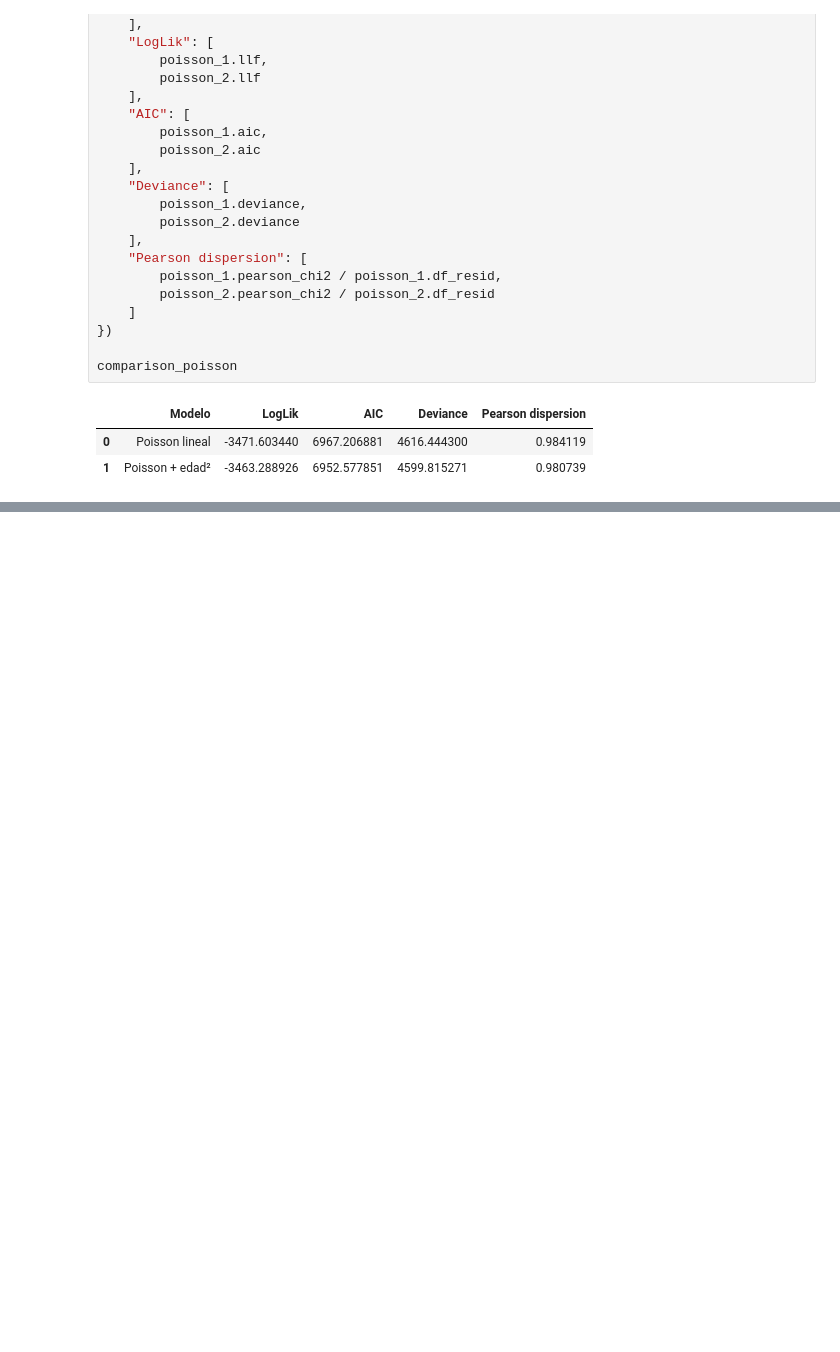
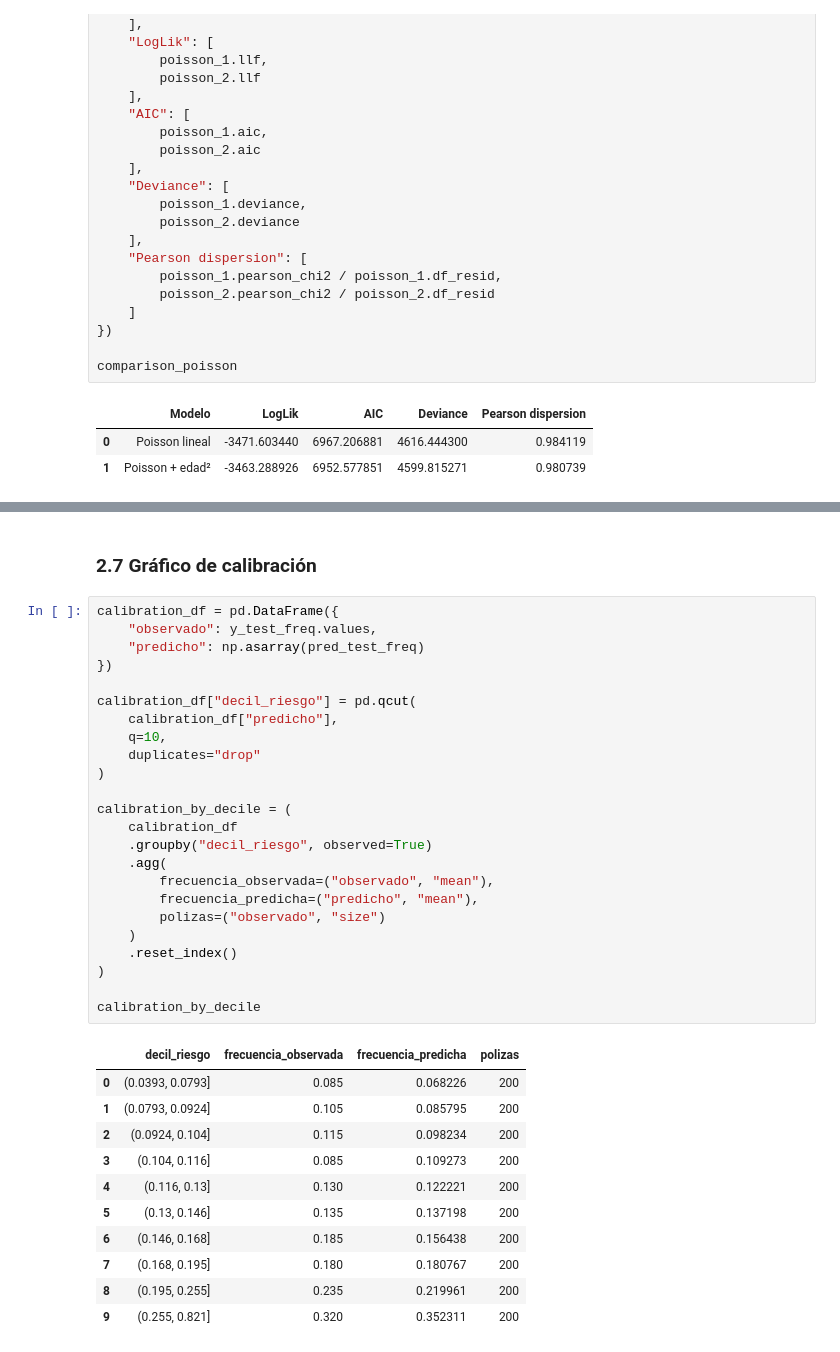
Before and after one commit to ActuarioDereckFuzz/Modelos_estadisticosvsMLvsDeep-Learning, a Jupyter notebook: notebooks/03_statistical_models.ipynb, the cells around one changed output, grey strips where cells are left out. Saved outputs shown, nothing was run; the diff lists cells and outputs as text; blank space fills up the shorter version.

```diff
--- a/notebooks/03_statistical_models.ipynb
+++ b/notebooks/03_statistical_models.ipynb
@@ -451,0 +586,38 @@ comparison_poisson
+# %% [markdown]
+### 2.7 Gráfico de calibración
+# %%
+calibration_df = pd.DataFrame({
+    "observado": y_test_freq.values,
+    "predicho": np.asarray(pred_test_freq)
+})
+
+calibration_df["decil_riesgo"] = pd.qcut(
+    calibration_df["predicho"],
+    q=10,
+    duplicates="drop"
+)
+
+calibration_by_decile = (
+    calibration_df
+    .groupby("decil_riesgo", observed=True)
+    .agg(
+        frecuencia_observada=("observado", "mean"),
+        frecuencia_predicha=("predicho", "mean"),
+        polizas=("observado", "size")
+    )
+    .reset_index()
+)
+
+calibration_by_decile
+# %% [output]
+|  | decil_riesgo | frecuencia_observada | frecuencia_predicha | polizas |
+| 0 | (0.0393, 0.0793] | 0.085 | 0.068226 | 200 |
+| 1 | (0.0793, 0.0924] | 0.105 | 0.085795 | 200 |
+| 2 | (0.0924, 0.104] | 0.115 | 0.098234 | 200 |
+| 3 | (0.104, 0.116] | 0.085 | 0.109273 | 200 |
+| 4 | (0.116, 0.13] | 0.130 | 0.122221 | 200 |
+| 5 | (0.13, 0.146] | 0.135 | 0.137198 | 200 |
+| 6 | (0.146, 0.168] | 0.185 | 0.156438 | 200 |
+| 7 | (0.168, 0.195] | 0.180 | 0.180767 | 200 |
+| 8 | (0.195, 0.255] | 0.235 | 0.219961 | 200 |
+| 9 | (0.255, 0.821] | 0.320 | 0.352311 | 200 |
```
Also changed, not shown: parts of 20 cells of this notebook.
